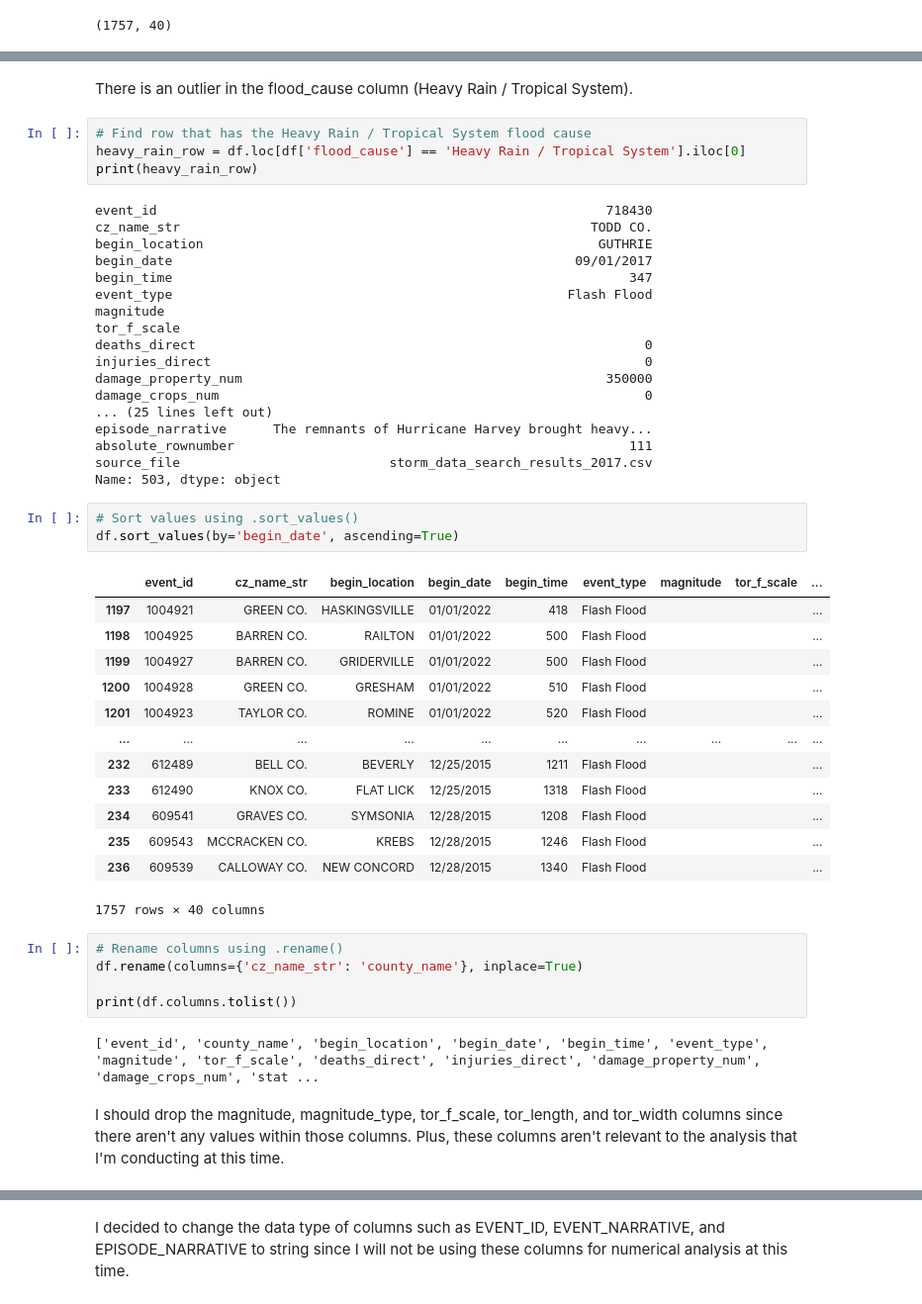
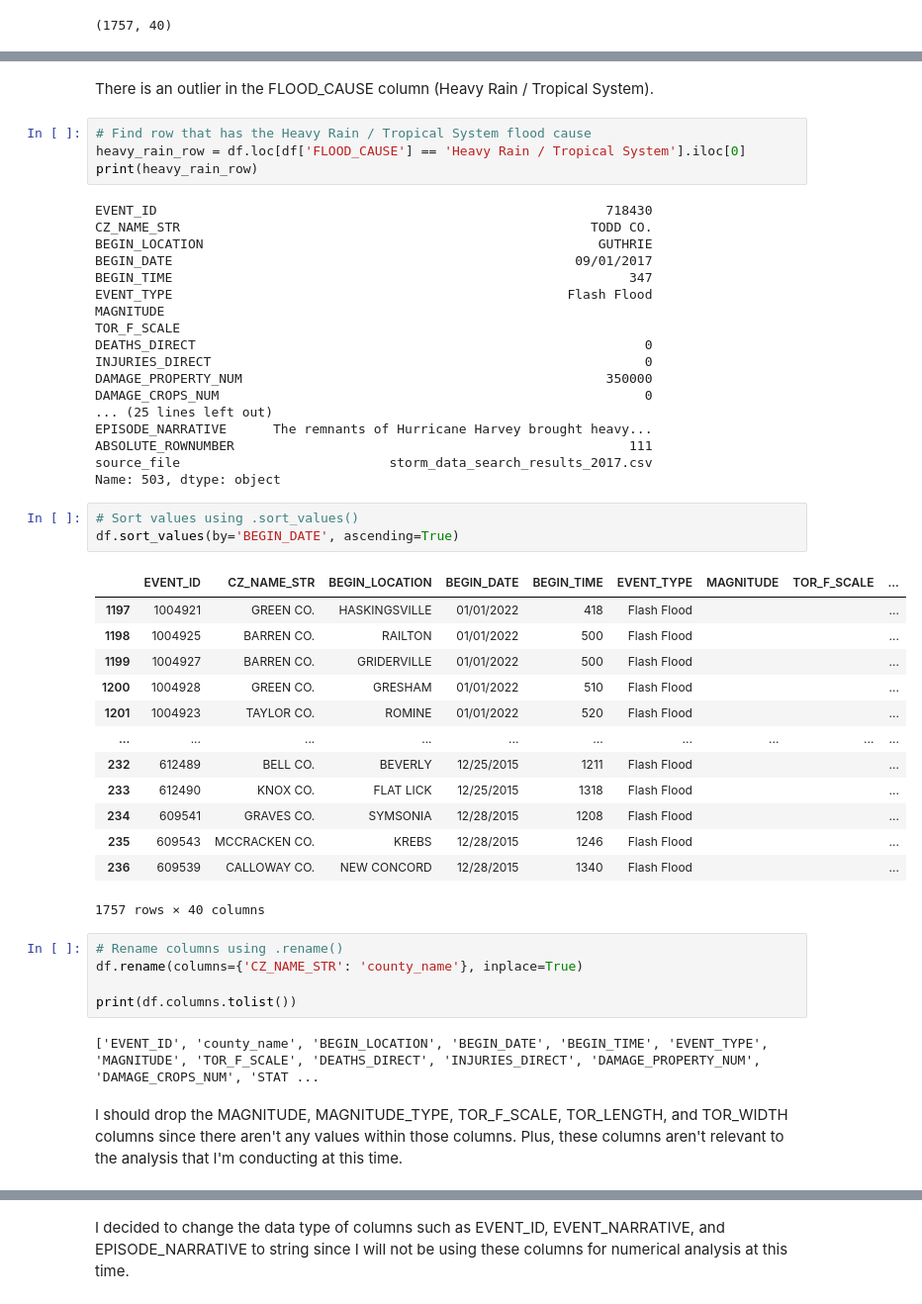
Before and after one commit to ashleyadehart/flash_floods_ky_2015_2025, a Jupyter notebook: notebooks/flash_floods_ky_2015_2025.ipynb, the cells around one changed output, grey strips where cells are left out. Shown at 99% size. Cells and saved outputs as stored; diff of their text form.

```diff
--- a/notebooks/flash_floods_ky_2015_2025.ipynb
+++ b/notebooks/flash_floods_ky_2015_2025.ipynb
@@ -105,34 +105,34 @@ ROBERTSON CO.      2
 LYON CO.           2
 Name: count, Length: 120, dtype: int64
 # %% [markdown]
-There is an outlier in the flood_cause column (Heavy Rain / Tropical System).
+There is an outlier in the FLOOD_CAUSE column (Heavy Rain / Tropical System).
 # %%
 # Find row that has the Heavy Rain / Tropical System flood cause
-heavy_rain_row = df.loc[df['flood_cause'] == 'Heavy Rain / Tropical System'].iloc[0]
+heavy_rain_row = df.loc[df['FLOOD_CAUSE'] == 'Heavy Rain / Tropical System'].iloc[0]
 print(heavy_rain_row)
 # %% [output]
-event_id                                                          718430
-cz_name_str                                                     TODD CO.
-begin_location                                                   GUTHRIE
-begin_date                                                    09/01/2017
-begin_time                                                           347
-event_type                                                   Flash Flood
-magnitude
-tor_f_scale
-deaths_direct                                                          0
-injuries_direct                                                        0
-damage_property_num                                               350000
-damage_crops_num                                                       0
+EVENT_ID                                                          718430
+CZ_NAME_STR                                                     TODD CO.
+BEGIN_LOCATION                                                   GUTHRIE
+BEGIN_DATE                                                    09/01/2017
+BEGIN_TIME                                                           347
+EVENT_TYPE                                                   Flash Flood
+MAGNITUDE
+TOR_F_SCALE
+DEATHS_DIRECT                                                          0
+INJURIES_DIRECT                                                        0
+DAMAGE_PROPERTY_NUM                                               350000
+DAMAGE_CROPS_NUM                                                       0
 ... (25 lines left out)
-episode_narrative      The remnants of Hurricane Harvey brought heavy...
-absolute_rownumber                                                   111
+EPISODE_NARRATIVE      The remnants of Hurricane Harvey brought heavy...
+ABSOLUTE_ROWNUMBER                                                   111
 source_file                           storm_data_search_results_2017.csv
 Name: 503, dtype: object
 # %%
 # Sort values using .sort_values()
-df.sort_values(by='begin_date', ascending=True)
+df.sort_values(by='BEGIN_DATE', ascending=True)
 # %% [output]
-|  | event_id | cz_name_str | begin_location | begin_date | begin_time | event_type | magnitude | tor_f_scale | ... |
+|  | EVENT_ID | CZ_NAME_STR | BEGIN_LOCATION | BEGIN_DATE | BEGIN_TIME | EVENT_TYPE | MAGNITUDE | TOR_F_SCALE | ... |
 | 1197 | 1004921 | GREEN CO. | HASKINGSVILLE | 01/01/2022 | 418 | Flash Flood |  |  | ... |
 | 1198 | 1004925 | BARREN CO. | RAILTON | 01/01/2022 | 500 | Flash Flood |  |  | ... |
 | 1199 | 1004927 | BARREN CO. | GRIDERVILLE | 01/01/2022 | 500 | Flash Flood |  |  | ... |
@@ -147,12 +147,12 @@ df.sort_values(by='begin_date', ascending=True)
 1757 rows × 40 columns
 # %%
 # Rename columns using .rename()
-df.rename(columns={'cz_name_str': 'county_name'}, inplace=True)
+df.rename(columns={'CZ_NAME_STR': 'county_name'}, inplace=True)
 
 print(df.columns.tolist())
 # %% [output]
-['event_id', 'county_name', 'begin_location', 'begin_date', 'begin_time', 'event_type', 'magnitude', 'tor_f_scale', 'deaths_direct', 'injuries_direct', 'damage_property_num', 'damage_crops_num', 'stat ...
+['EVENT_ID', 'county_name', 'BEGIN_LOCATION', 'BEGIN_DATE', 'BEGIN_TIME', 'EVENT_TYPE', 'MAGNITUDE', 'TOR_F_SCALE', 'DEATHS_DIRECT', 'INJURIES_DIRECT', 'DAMAGE_PROPERTY_NUM', 'DAMAGE_CROPS_NUM', 'STAT ...
 # %% [markdown]
-I should drop the magnitude, magnitude_type, tor_f_scale, tor_length, and tor_width columns since there aren't any values within those columns. Plus, these columns aren't relevant to the analysis that I'm conducting at this time.
+I should drop the MAGNITUDE, MAGNITUDE_TYPE, TOR_F_SCALE, TOR_LENGTH, and TOR_WIDTH columns since there aren't any values within those columns. Plus, these columns aren't relevant to the analysis that I'm conducting at this time.
 # %%
 # Drop columns using .drop()
```
Also changed, not shown: parts of 24 cells of this notebook, 3 other files.
